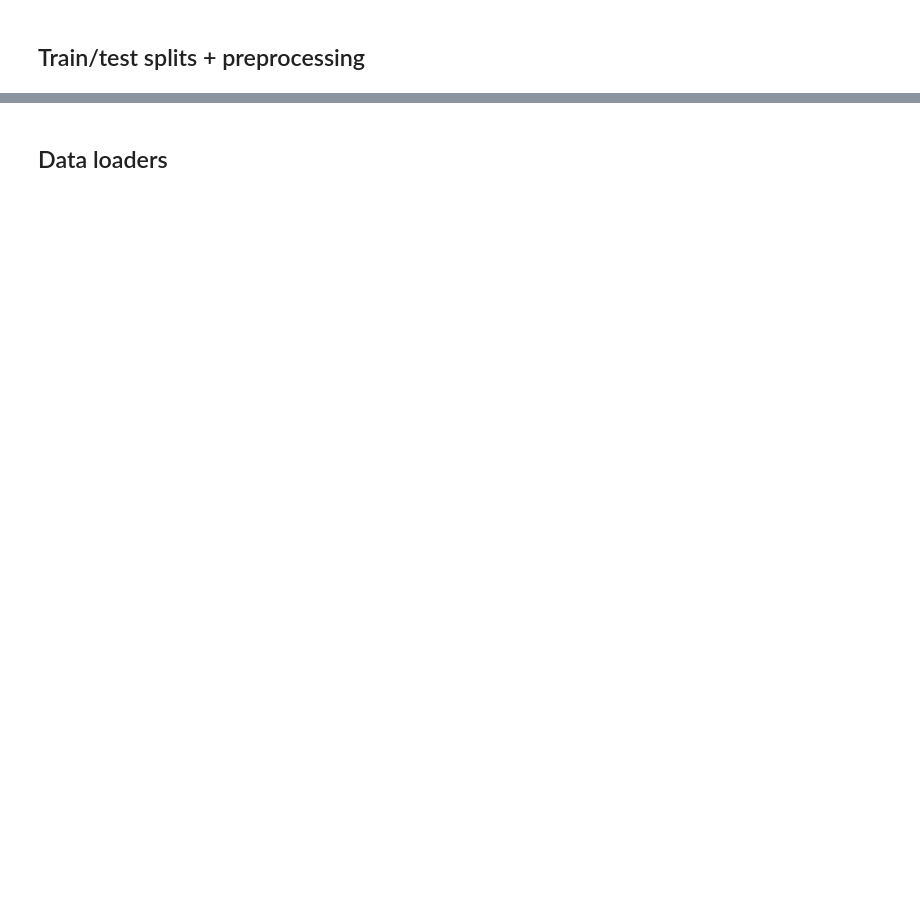
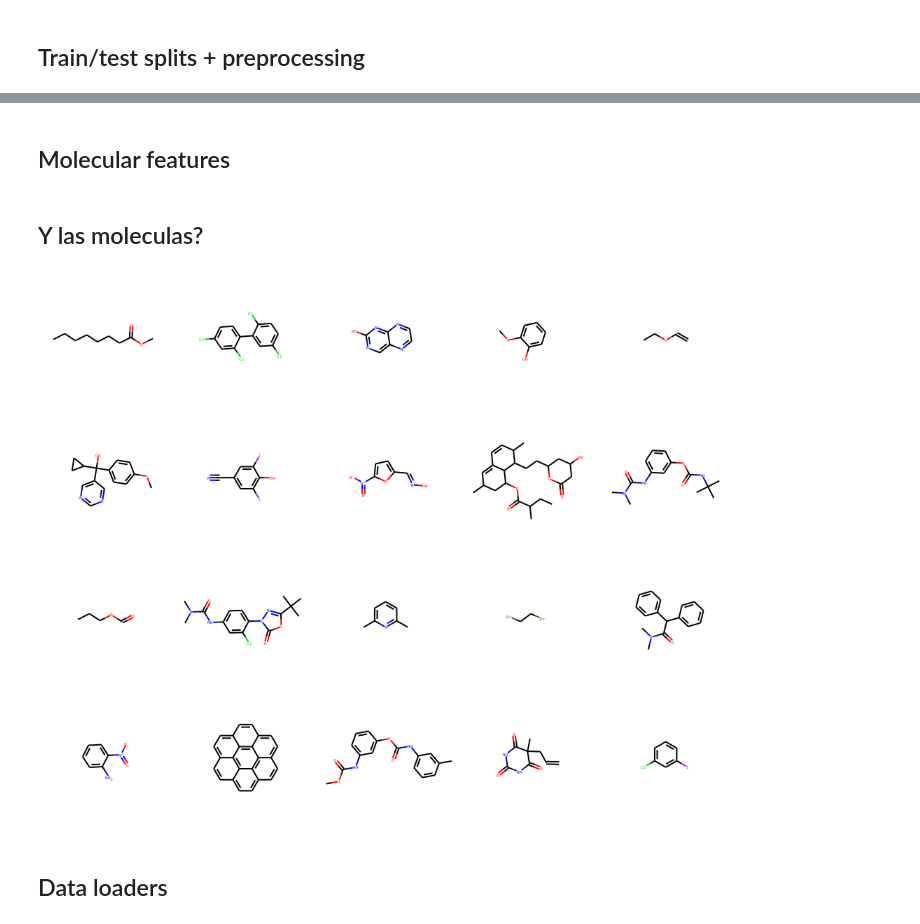
Before and after one commit to riiaa/GraphNeuralNets_19, a Jupyter notebook: notebooks/1_GraphConvolutionNetworks.ipynb, the cells around one changed output, grey strips where cells are left out. Cells and saved outputs as stored; diff of their text form; code cells hidden in the pictures; blank space fills up the shorter version.

```diff
--- a/notebooks/1_GraphConvolutionNetworks.ipynb
+++ b/notebooks/1_GraphConvolutionNetworks.ipynb
@@ -180,0 +184,2 @@ NameError: ignored
+# %% [markdown]
+## Molecular features
@@ -181,3 +193,11 @@ NameError: ignored
+# %% [markdown]
+## Y las moleculas?
+# %%
+mol_list = df[mol_column].sample(n=20).tolist()
+img =  Draw.MolsToGridImage(mol_list,molsPerRow=5, subImgSize= ( 200 , 200 ))
+img
+# %% [output]
+[figure, added]
 # %% [markdown]
 ## Data loaders
 # %%
```
Also changed, not shown: parts of 29 cells of this notebook.
